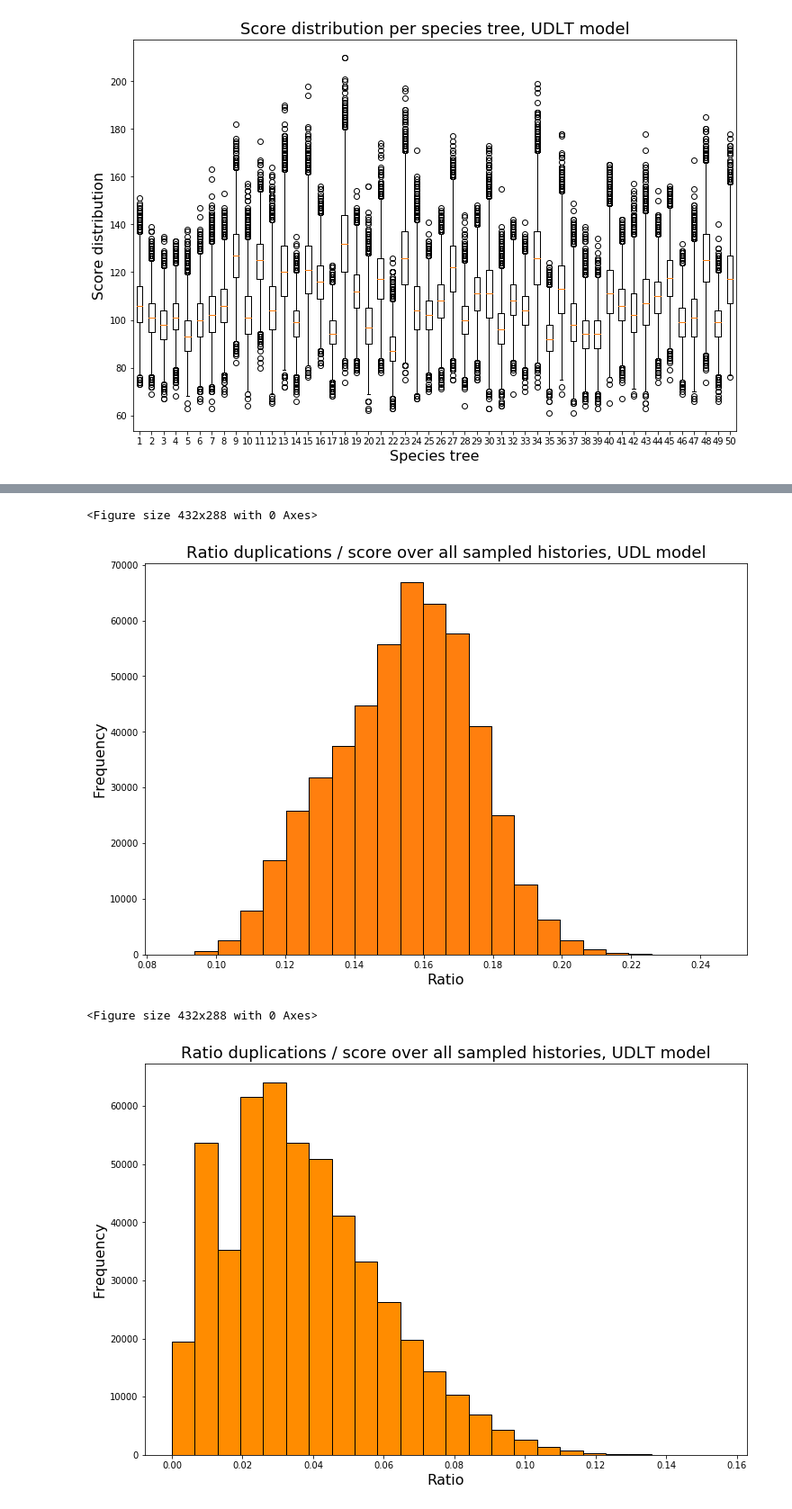
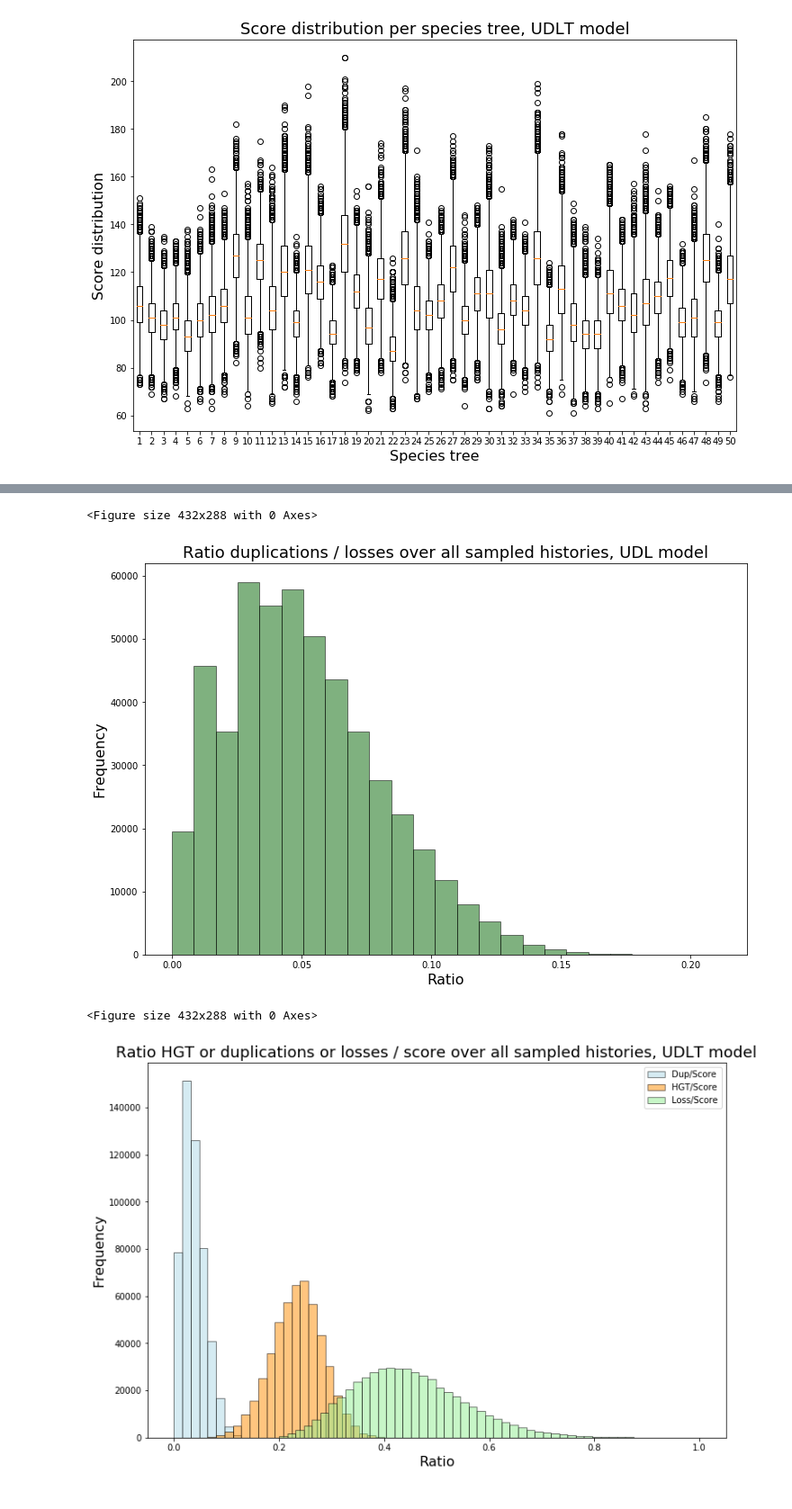
Before and after one commit to cchauve/DLT-Histories, a Jupyter notebook: DLTcount/doc/Paper_figures.ipynb, the cells around one changed output, grey strips where cells are left out. Shown at 90% size. Cells and saved outputs as stored; diff of their text form; code cells hidden in the pictures.

```diff
--- a/DLTcount/doc/Paper_figures.ipynb
+++ b/DLTcount/doc/Paper_figures.ipynb
@@ -470,19 +496,28 @@ We now look at how the different evolutionary events behave in the samples histo
 # %%
 from operator import truediv
 
-RATIO_DUP_SCORE_UDL = []
-RATIO_DUP_SCORE_UDLT = []
-RATIO_HGT_SCORE_UDLT = []
-RATIO_DUP_HGT_UDLT = []
+SCORES_UDL  = []
+SCORES_UDLT = []
+
+RATIO_DUP_SCORE_UDL  = []
+RATIO_LOSS_SCORE_UDL = []
+RATIO_LOSS_DUP_UDL   = []
+RATIO_DUP_SCORE_UDLT  = []
+RATIO_HGT_SCORE_UDLT  = []
+RATIO_LOSS_SCORE_UDLT = []
 
 UDL_NBTREES = len(SCORES_16_30_UDL)
 for t in range(UDL_NBTREES):
+    SCORES_UDL += SCORES_16_30_UDL.iloc[t]['A']
     RATIO_DUP_SCORE_UDL  += list(map(truediv,SCORES_16_30_UDL.iloc[t]['D'],SCORES_16_30_UDL.iloc[t]['A']))
+    RATIO_LOSS_SCORE_UDL += list(map(truediv,SCORES_16_30_UDL.iloc[t]['L'],SCORES_16_30_UDL.iloc[t]['A']))
+    RATIO_LOSS_DUP_UDL   += list(map(truediv,SCORES_16_30_UDLT.iloc[t]['D'],SCORES_16_30_UDLT.iloc[t]['L']))
 
 UDLT_NBTREES = len(SCORES_16_30_UDL)
 for t in range(UDLT_NBTREES):
-    RATIO_DUP_SCORE_UDLT += list(map(truediv,SCORES_16_30_UDLT.iloc[t]['D'],SCORES_16_30_UDLT.iloc[t]['A']))
-    RATIO_HGT_SCORE_UDLT += list(map(truediv,SCORES_16_30_UDLT.iloc[t]['T'],SCORES_16_30_UDLT.iloc[t]['A']))
-    RATIO_DUP_HGT_UDLT   += list(map(truediv,SCORES_16_30_UDLT.iloc[t]['D'],SCORES_16_30_UDLT.iloc[t]['T']))
+    SCORES_UDLT += SCORES_16_30_UDLT.iloc[t]['A']
+    RATIO_DUP_SCORE_UDLT  += list(map(truediv,SCORES_16_30_UDLT.iloc[t]['D'],SCORES_16_30_UDLT.iloc[t]['A']))
+    RATIO_HGT_SCORE_UDLT  += list(map(truediv,SCORES_16_30_UDLT.iloc[t]['T'],SCORES_16_30_UDLT.iloc[t]['A']))
+    RATIO_LOSS_SCORE_UDLT += list(map(truediv,SCORES_16_30_UDLT.iloc[t]['L'],SCORES_16_30_UDL.iloc[t]['A']))
 
-NB_BINS = 21 # Number of histograms bins
+NB_BINS = 26 # Number of histograms bins
@@ -489,35 +542,37 @@ NB_BINS = 21 # Number of histograms bins
 # %%
-bins_DUP_SCORE_UDL = np.linspace(min(RATIO_DUP_SCORE_UDL),
-                                 max(RATIO_DUP_SCORE_UDL),
-                                 NB_BINS)
+bins_LOSS_SCORE_UDL = np.linspace(0.7,1,NB_BINS)
+bins_DUP_SCORE_UDL = np.linspace(0,0.3,NB_BINS)
+bins_RATIO_LOSS_DUP_UDL = np.linspace(min(RATIO_LOSS_DUP_UDL),max(RATIO_LOSS_DUP_UDL),NB_BINS)
+
 plt.figure()
 fig = plt.figure(figsize=(12,8))
 ax  = fig.add_subplot(111)
-plt.title('Ratio duplications / score over all sampled histories, UDL model', fontsize=14)
-_ = plt.hist(RATIO_DUP_SCORE_UDL, bins=bins_DUP_SCORE_UDL, ec='black', color='darkorange')
+plt.title('Ratio duplications / losses over all sampled histories, UDL model', fontsize=14)
+#_ = plt.hist(RATIO_DUP_SCORE_UDL, bins=bins_DUP_SCORE_UDL, ec='black', color='darkblue', label='Dup/Score', alpha=0.5)
+#_ = plt.hist(RATIO_LOSS_SCORE_UDL, bins=bins_LOSS_SCORE_UDL, ec='black', color='darkorange', label='Loss/Score', alpha=0.5)
+_ = plt.hist(RATIO_LOSS_DUP_UDL, bins=bins_RATIO_LOSS_DUP_UDL, ec='black', color='darkgreen', alpha=0.5)
 ax.title.set_size(18)
 ax.set_xlabel('Ratio', fontsize=16)
 ax.set_ylabel('Frequency', fontsize=16)
-plt.savefig('figures/duplications_vs_score_16_30_UDL.png')
-plt.hist(RATIO_DUP_SCORE_UDL, bins=bins_DUP_SCORE_UDL, ec='black')
+plt.savefig('figures/DupLoss_16_30_UDL.png')
 plt.show()
 # %% [output]
 <Figure size 432x288 with 0 Axes>
-[figure, old version]
+[figure, new version]
 # %%
-bins_DUP_SCORE_UDLT = np.linspace(min(RATIO_DUP_SCORE_UDLT),
-                                  max(RATIO_DUP_SCORE_UDLT),
-                                  NB_BINS)
 plt.figure()
 fig = plt.figure(figsize=(12,8))
 ax  = fig.add_subplot(111)
-plt.title('Ratio duplications / score over all sampled histories, UDLT model', fontsize=14)
-_ = plt.hist(RATIO_DUP_SCORE_UDLT, bins=bins_DUP_SCORE_UDLT, ec='black', color='darkorange')
+plt.title('Ratio HGT or duplications or losses / score over all sampled histories, UDLT model', fontsize=14)
+_ = plt.hist(RATIO_DUP_SCORE_UDLT,  bins = np.linspace(0,0.4,NB_BINS), ec='black', color='lightblue', label = 'Dup/Score', alpha=0.5)
+_ = plt.hist(RATIO_HGT_SCORE_UDLT,  bins = np.linspace(0,0.4,NB_BINS), ec='black', color='darkorange', label = 'HGT/Score', alpha=0.5)
+_ = plt.hist(RATIO_LOSS_SCORE_UDLT,  bins = np.linspace(0.2,1,2*NB_BINS), ec='black', color='lightgreen', label = 'Loss/Score', alpha=0.5)
 ax.title.set_size(18)
+plt.legend(loc='upper right')
 ax.set_xlabel('Ratio', fontsize=16)
 ax.set_ylabel('Frequency', fontsize=16)
-plt.savefig('figures/duplications_vs_score_16_30_UDLT.png')
+plt.savefig('figures/HGTDupLoss_vs_score_16_30_UDLT.png')
 plt.show()
 # %% [output]
 <Figure size 432x288 with 0 Axes>
-[figure, old version]
+[figure, new version]
```
Also changed, not shown: parts of 6 cells of this notebook, 5 other files.
